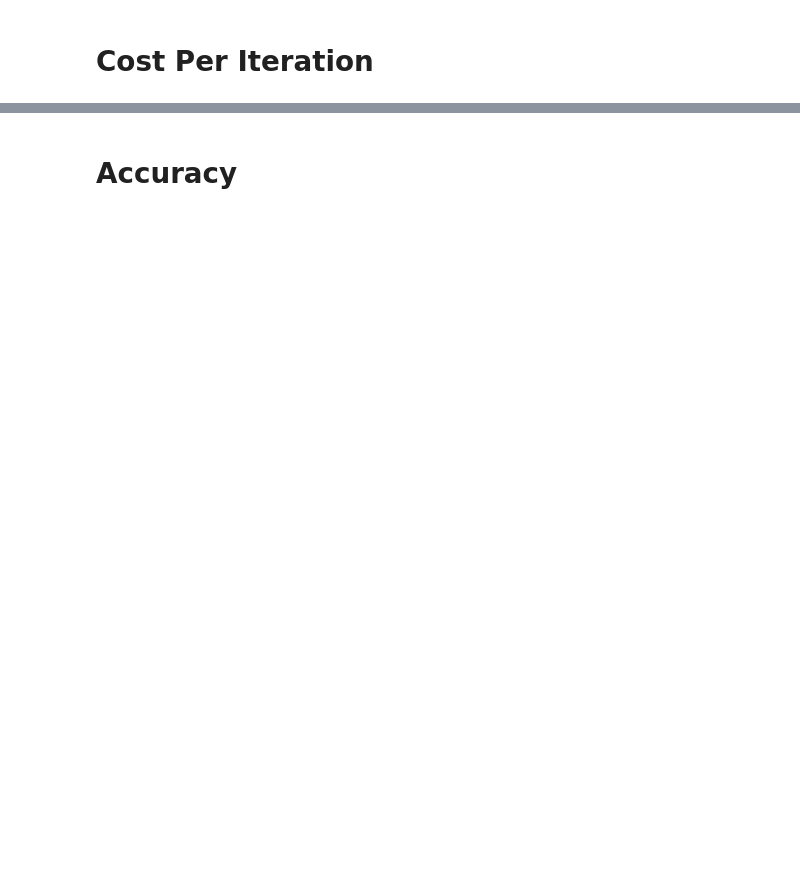
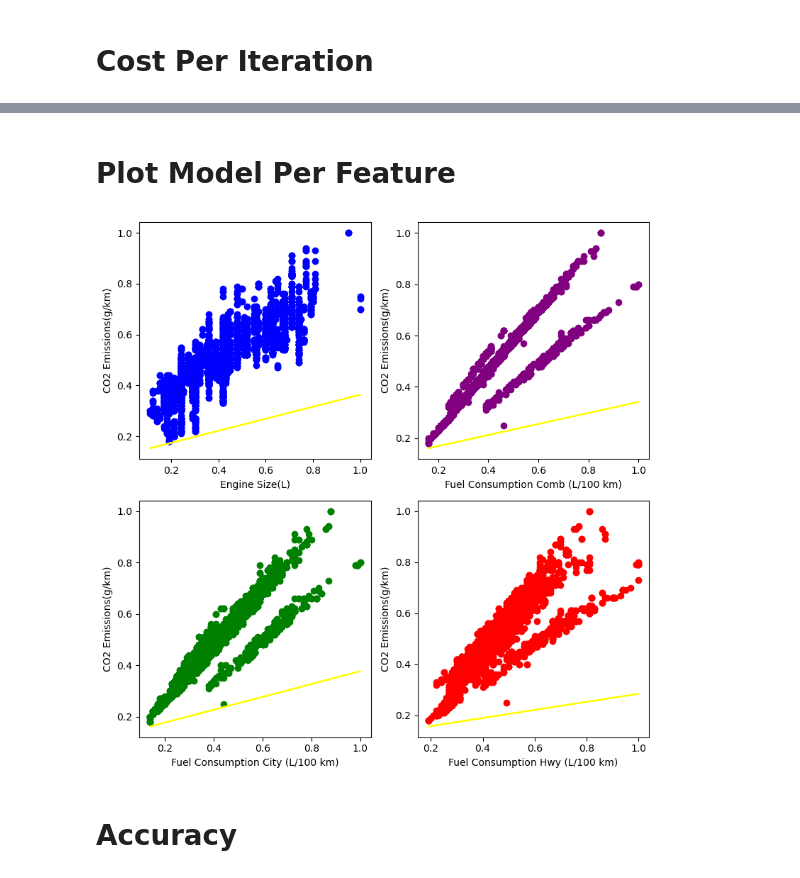
Before and after one commit to SamimSn/CO2-emission-prediction-Multiple-Linear-Regression, a Jupyter notebook: co2_emission_model.ipynb, the cells around one changed output, grey strips where cells are left out. Cells and saved outputs as stored; diff of their text form; code cells hidden in the pictures; blank space fills up the shorter version.

```diff
--- a/co2_emission_model.ipynb
+++ b/co2_emission_model.ipynb
@@ -205,3 +231,36 @@ plt.show()
+# %% [markdown]
+# Plot Model Per Feature
+# %%
+fig, axs = plt.subplots(2, 2, figsize=(8, 8))
+
+axs[0, 0].set_xlabel("Engine Size(L)")
+axs[0, 0].set_ylabel("CO2 Emissions(g/km)")
+axs[0, 0].plot(x1_normalized, y_normalized, "o", color="blue")
+y_hat_1 = w_final[0] * x1_normalized + b_final
+axs[0, 0].plot(x1_normalized, y_hat_1, color="yellow")
+
+axs[1, 0].set_xlabel("Fuel Consumption City (L/100 km)")
+axs[1, 0].set_ylabel("CO2 Emissions(g/km)")
+axs[1, 0].plot(x2_normalized, y_normalized, "o", color="green")
+y_hat_2 = w_final[1] * x2_normalized + b_final
+axs[1, 0].plot(x2_normalized, y_hat_2, color="yellow")
+
+axs[1, 1].set_xlabel("Fuel Consumption Hwy (L/100 km)")
+axs[1, 1].set_ylabel("CO2 Emissions(g/km)")
+axs[1, 1].plot(x3_normalized, y_normalized, "o", color="red")
+y_hat_3 = w_final[2] * x3_normalized + b_final
+axs[1, 1].plot(x3_normalized, y_hat_3, color="yellow")
+
+axs[0, 1].set_xlabel("Fuel Consumption Comb (L/100 km)")
+axs[0, 1].set_ylabel("CO2 Emissions(g/km)")
+axs[0, 1].plot(x4_normalized, y_normalized, "o", color="purple")
+y_hat_4 = w_final[3] * x4_normalized + b_final
+axs[0, 1].plot(x4_normalized, y_hat_4, color="yellow")
+
+plt.tight_layout()
+plt.show()
+# %% [output]
+[figure, added]
 # %% [markdown]
 # Accuracy
 # %%
```
Also changed, not shown: parts of 11 cells of this notebook.
